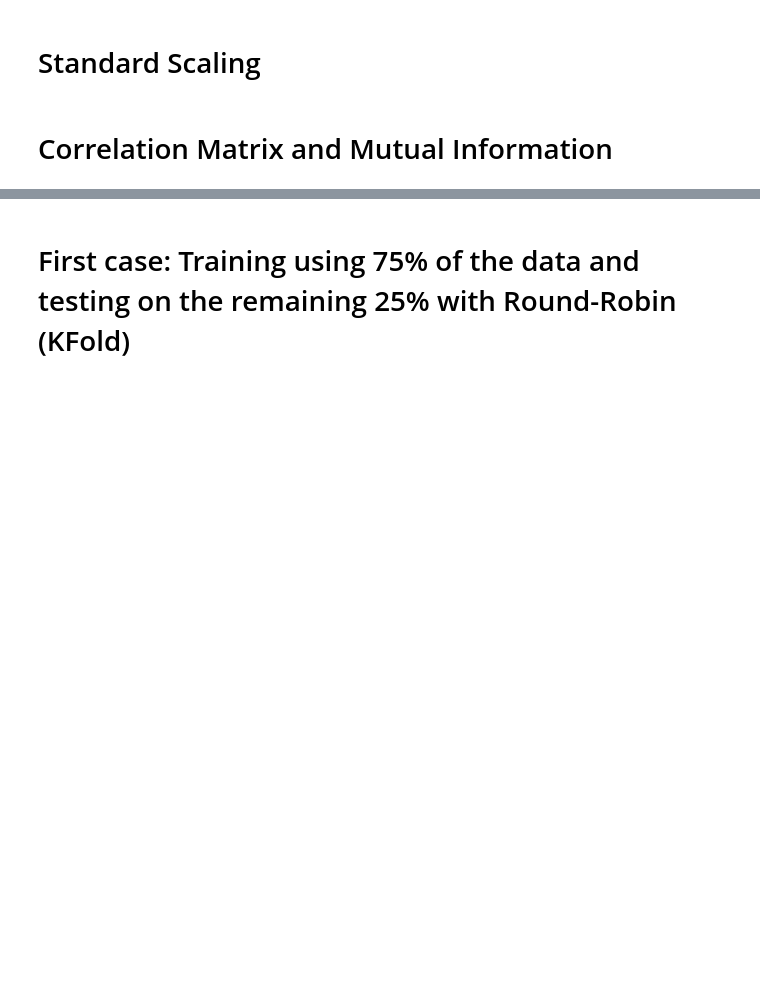
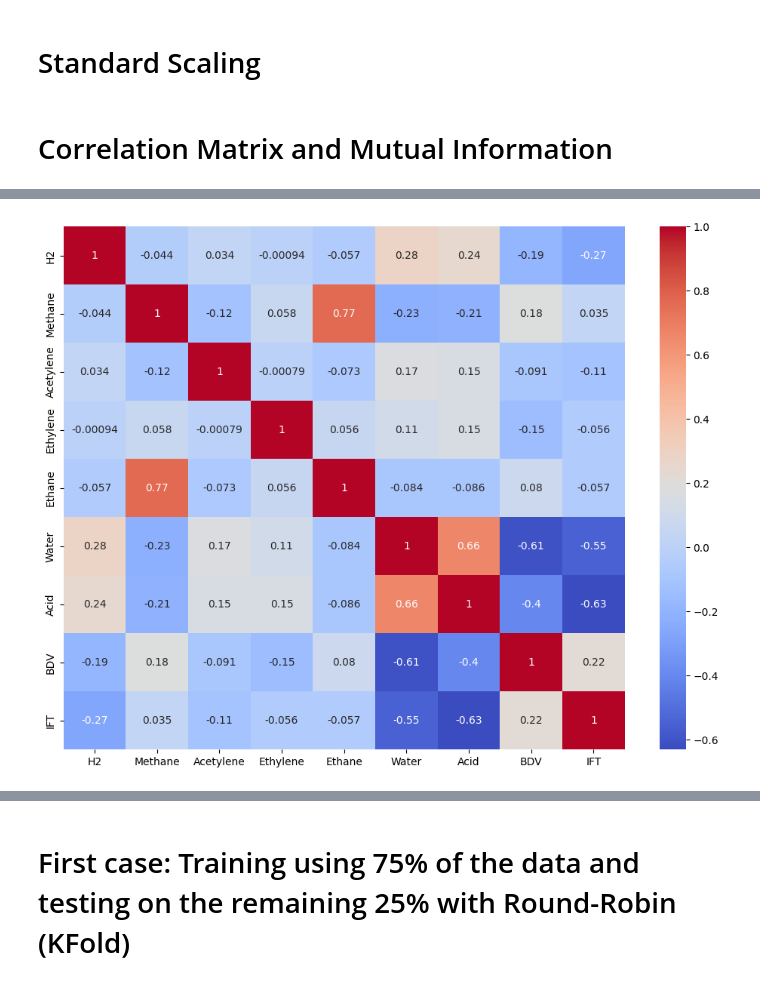
Before and after one commit to NimaFrj/Kaggle-Notebooks, a Jupyter notebook: transformer-paper-regression2.ipynb, the cells around one changed output, grey strips where cells are left out. Drawn from its saved outputs; the diff is of its cells as text; code cells hidden in the pictures; blank space fills up the shorter version.

```diff
--- a/transformer-paper-regression2.ipynb
+++ b/transformer-paper-regression2.ipynb
@@ -139,0 +161,10 @@ sns.heatmap(corr_matrix, annot=True, cmap='coolwarm')
+# %%
+corr_matrix = X_B.corr()
+import seaborn as sns
+plt.figure(figsize=(12, 9))
+sns.heatmap(corr_matrix, annot=True, cmap='coolwarm')
+
+#plt.text(0.5, -0.1, "Correlation Matrix for utility B", size=12, ha='center', va='bottom')
+plt.show()
+# %% [output]
+[figure, added]
```
Also changed, not shown: parts of 21 cells of this notebook.
